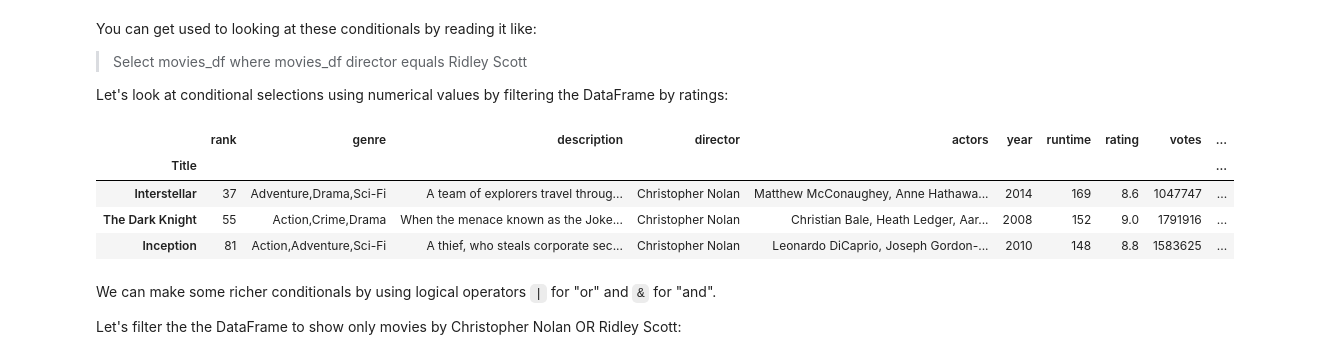
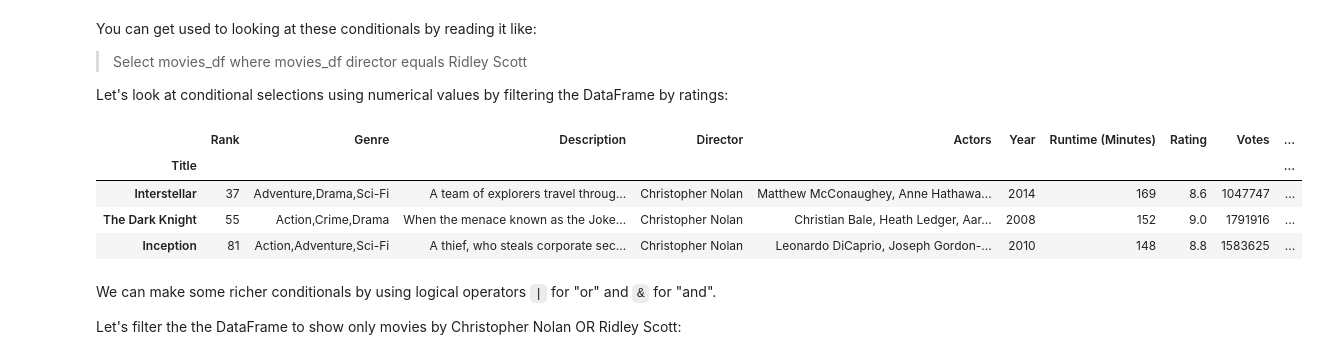
Before and after one commit to kaufmann-dev/ai-exercises-fundamentals, a Jupyter notebook: Uebung/Ue09/Notebook/notebook.ipynb, the cells around one changed output. Cells and saved outputs as stored; diff of their text form; code cells hidden in the pictures.

```diff
--- a/Uebung/Ue09/Notebook/notebook.ipynb
+++ b/Uebung/Ue09/Notebook/notebook.ipynb
@@ -348,7 +378,7 @@ This dataset does not have duplicate rows, but it is always important to verify
 
 To demonstrate, let's simply just double up our movies DataFrame by appending it to itself:
 # %%
-temp_df = movies_df.append(movies_df)
+temp_df = pd.concat([movies_df, movies_df])
 
 temp_df.shape
 # %% [output]
@@ -384,7 +414,7 @@ Since we didn't define the `keep` arugment in the previous example it was defaul
 
 `keep`, on the other hand, will drop all duplicates. If two rows are the same then both will be dropped. Watch what happens to `temp_df`:
 # %%
-temp_df = movies_df.append(movies_df)  # make a new copy
+temp_df = pd.concat([movies_df,movies_df])  # make a new copy
 
 temp_df.drop_duplicates(inplace=True, keep=False)
 
@@ -828,9 +921,9 @@ You can get used to looking at these conditionals by reading it like:
 
 Let's look at conditional selections using numerical values by filtering the DataFrame by ratings:
 # %%
-movies_df[movies_df['rating'] >= 8.6].head(3)
+movies_df[movies_df['Rating'] >= 8.6].head(3)
 # %% [output]
-|  | rank | genre | description | director | actors | year | runtime | rating | votes | ... |
+|  | Rank | Genre | Description | Director | Actors | Year | Runtime (Minutes) | Rating | Votes | ... |
 | Title |  |  |  |  |  |  |  |  |  | ... |
 | Interstellar | 37 | Adventure,Drama,Sci-Fi | A team of explorers travel throug... | Christopher Nolan | Matthew McConaughey, Anne Hathawa... | 2014 | 169 | 8.6 | 1047747 | ... |
 | The Dark Knight | 55 | Action,Crime,Drama | When the menace known as the Joke... | Christopher Nolan | Christian Bale, Heath Ledger, Aar... | 2008 | 152 | 9.0 | 1791916 | ... |
```
Also changed, not shown: parts of 26 cells of this notebook, 7 other files.
